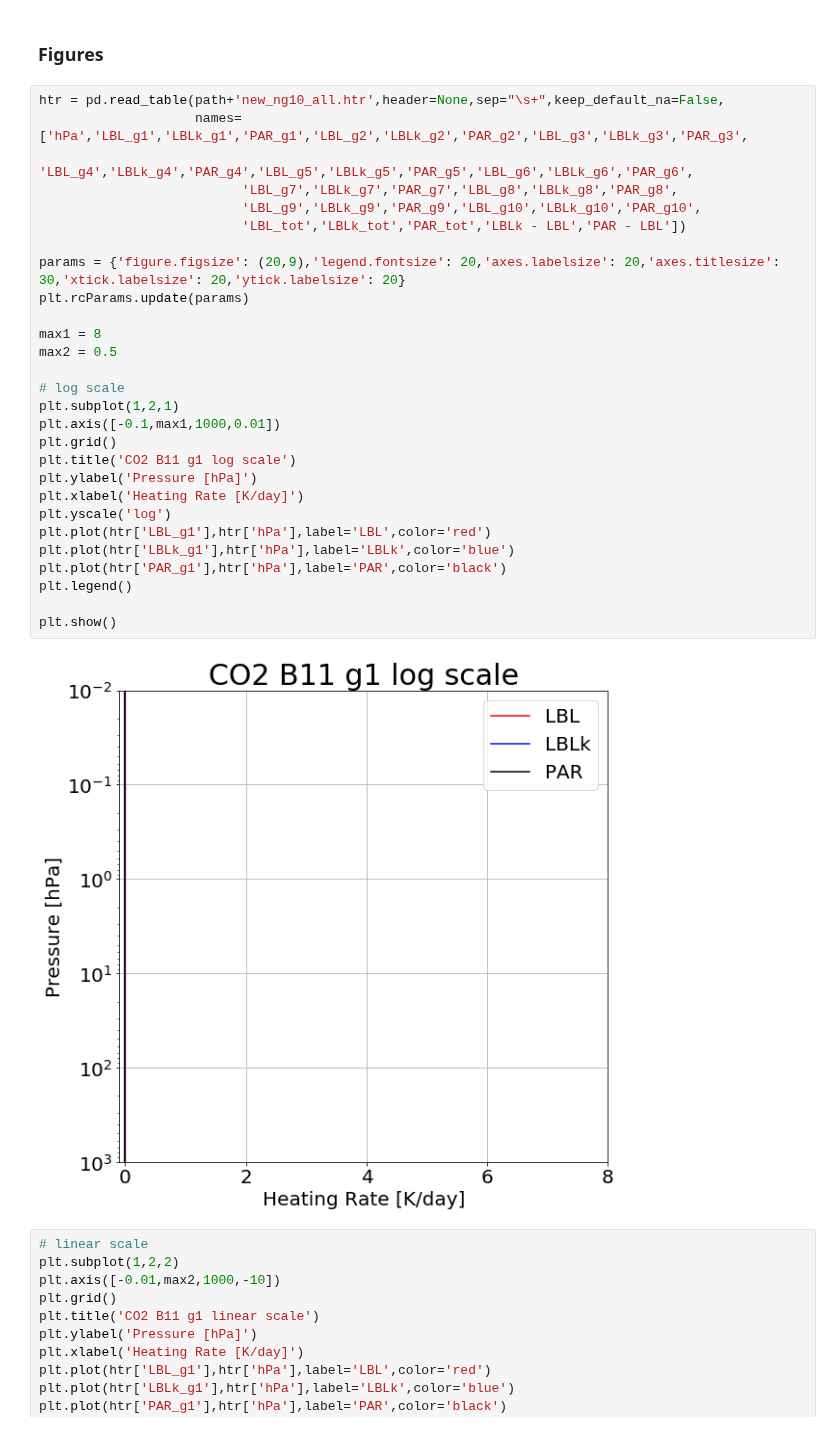
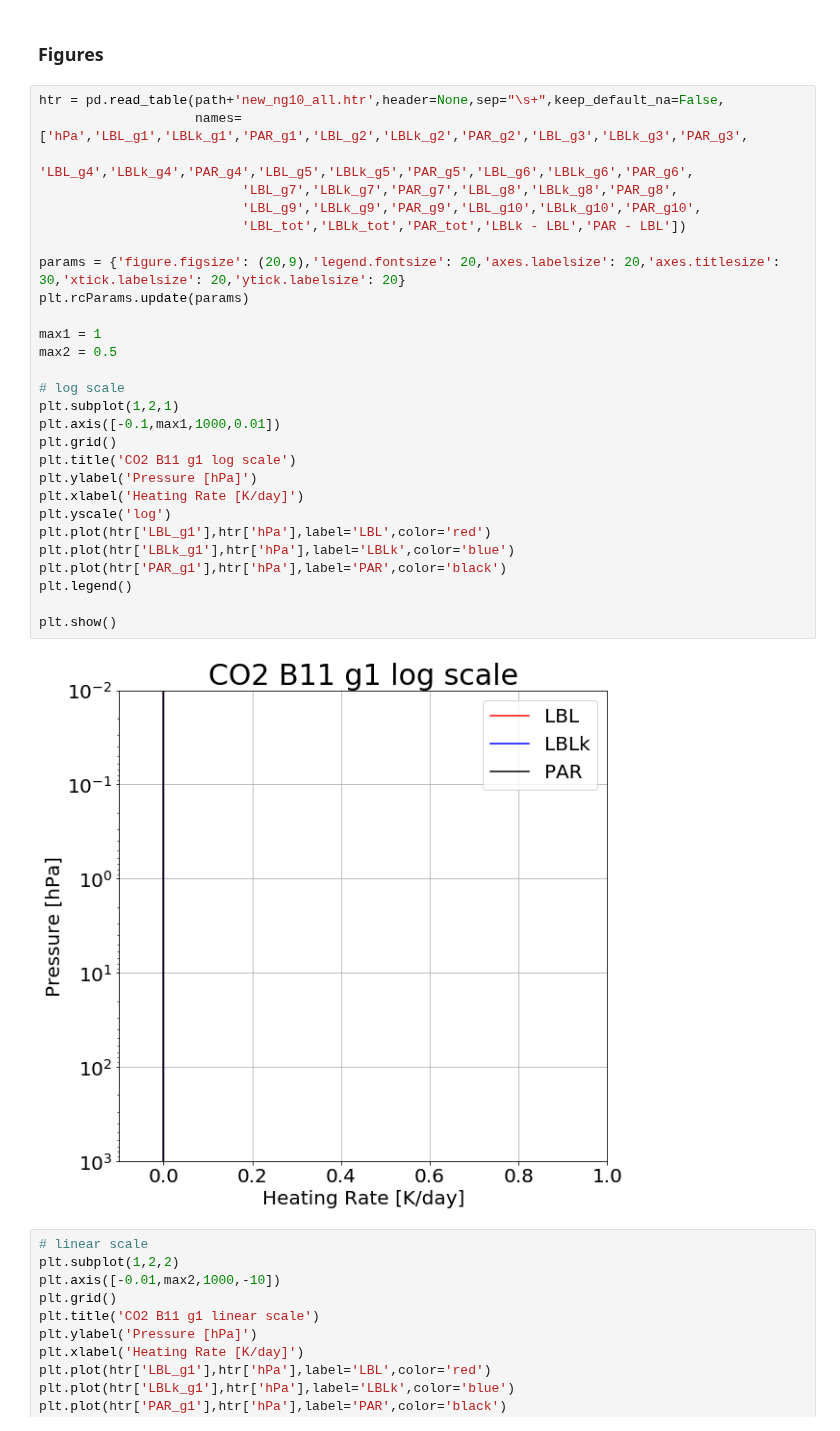
Before and after one commit to kimbuyo/Radiation_SW, a Jupyter notebook: Param/CO2/B11/190213_Result/CO2x1/CO2_B11_cosz0.5_mls75_result.ipynb, the cells around one changed output. Drawn from its saved outputs; the diff is of its cells as text.

```diff
--- a/Param/CO2/B11/190213_Result/CO2x1/CO2_B11_cosz0.5_mls75_result.ipynb
+++ b/Param/CO2/B11/190213_Result/CO2x1/CO2_B11_cosz0.5_mls75_result.ipynb
@@ -73,33 +73,33 @@ Download: CO2_B11_cosz0.5_mls75_flux.csv
 # %%
 htr = pd.read_table(path+'new_ng10_all.htr',header=None,sep="\s+",keep_default_na=False,
                     names=['hPa','LBL_g1','LBLk_g1','PAR_g1','LBL_g2','LBLk_g2','PAR_g2','LBL_g3','LBLk_g3','PAR_g3',
                           'LBL_g4','LBLk_g4','PAR_g4','LBL_g5','LBLk_g5','PAR_g5','LBL_g6','LBLk_g6','PAR_g6',
                           'LBL_g7','LBLk_g7','PAR_g7','LBL_g8','LBLk_g8','PAR_g8',
                           'LBL_g9','LBLk_g9','PAR_g9','LBL_g10','LBLk_g10','PAR_g10',
                           'LBL_tot','LBLk_tot','PAR_tot','LBLk - LBL','PAR - LBL'])
 
 params = {'figure.figsize': (20,9),'legend.fontsize': 20,'axes.labelsize': 20,'axes.titlesize': 30,'xtick.labelsize': 20,'ytick.labelsize': 20}
 plt.rcParams.update(params)
 
-max1 = 8
+max1 = 1
 max2 = 0.5
 
 # log scale
 plt.subplot(1,2,1)
 plt.axis([-0.1,max1,1000,0.01])
 plt.grid()
 plt.title('CO2 B11 g1 log scale')
 plt.ylabel('Pressure [hPa]')
 plt.xlabel('Heating Rate [K/day]')
 plt.yscale('log')
 plt.plot(htr['LBL_g1'],htr['hPa'],label='LBL',color='red')
 plt.plot(htr['LBLk_g1'],htr['hPa'],label='LBLk',color='blue')
 plt.plot(htr['PAR_g1'],htr['hPa'],label='PAR',color='black')
 plt.legend()
 
 plt.show()
 # %% [output]
-[figure, old version]
+[figure, new version]
 # %%
 # linear scale
 plt.subplot(1,2,2)
```
Also changed, not shown: parts of 10 cells of this notebook.
